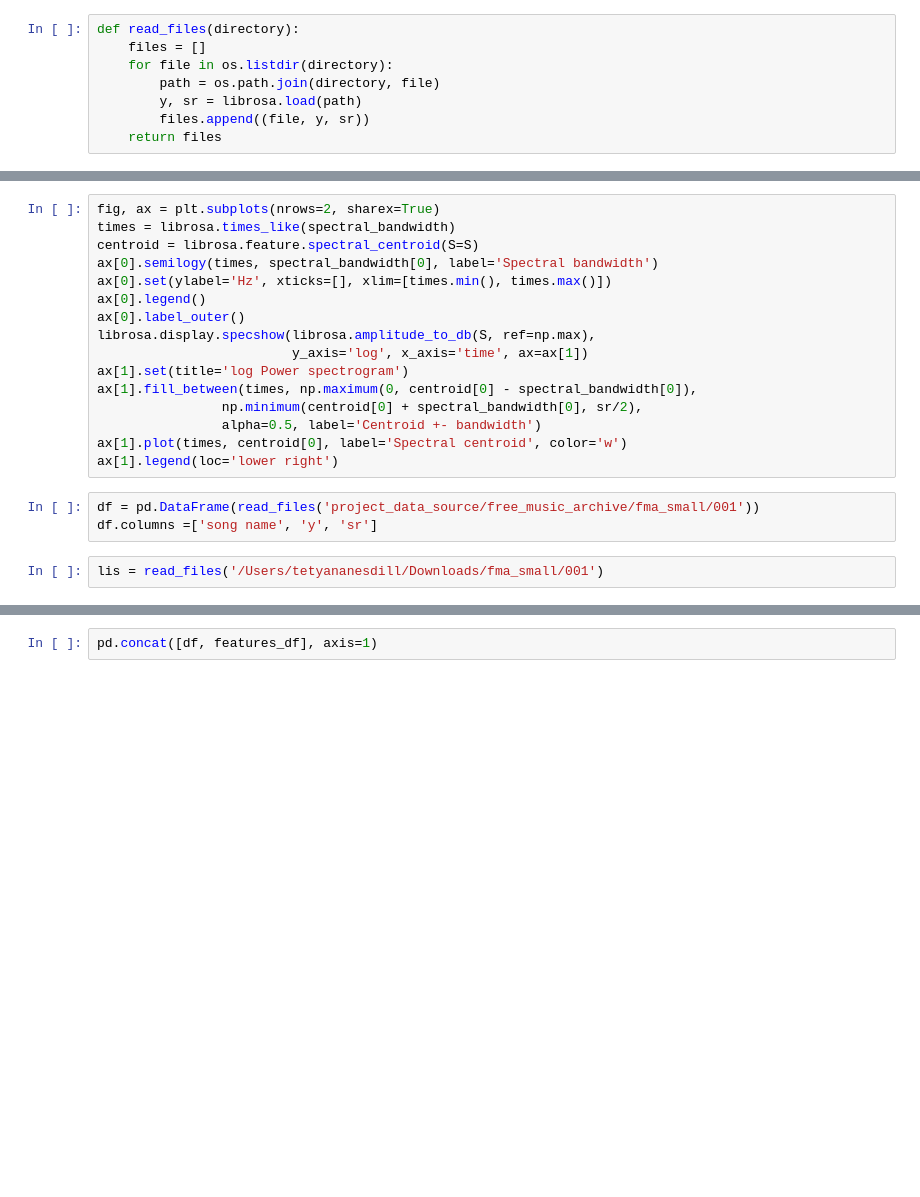
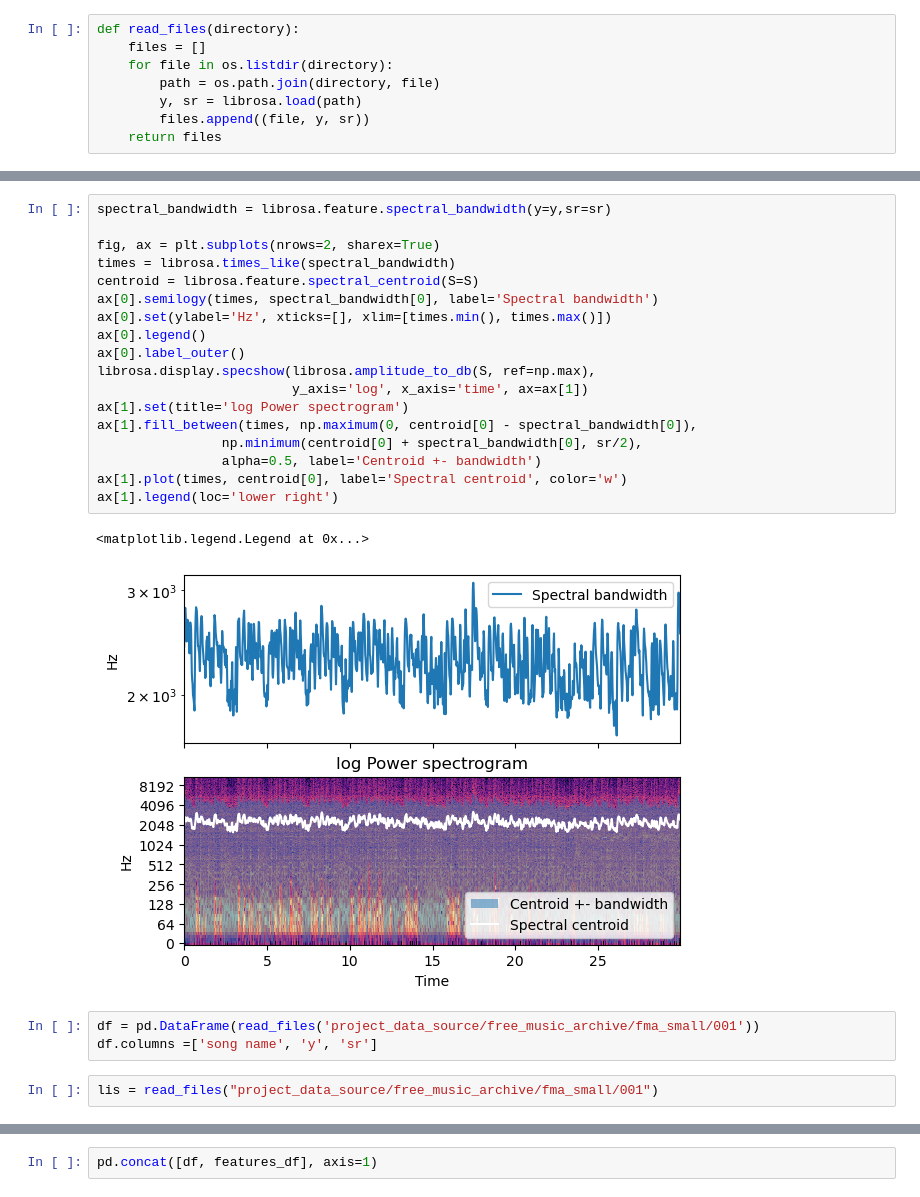
Before and after one commit to BMurp/music_modeling_capstone, a Jupyter notebook: feature_extraction.ipynb, the cells around one changed output, grey strips where cells are left out. Cells and saved outputs as stored; diff of their text form; blank space fills up the shorter version.

```diff
--- a/feature_extraction.ipynb
+++ b/feature_extraction.ipynb
@@ -57,24 +69,29 @@ ax.set(title='log Power spectrogram')
 # %%
+spectral_bandwidth = librosa.feature.spectral_bandwidth(y=y,sr=sr)
+
 fig, ax = plt.subplots(nrows=2, sharex=True)
 times = librosa.times_like(spectral_bandwidth)
 centroid = librosa.feature.spectral_centroid(S=S)
 ax[0].semilogy(times, spectral_bandwidth[0], label='Spectral bandwidth')
 ax[0].set(ylabel='Hz', xticks=[], xlim=[times.min(), times.max()])
 ax[0].legend()
 ax[0].label_outer()
 librosa.display.specshow(librosa.amplitude_to_db(S, ref=np.max),
                          y_axis='log', x_axis='time', ax=ax[1])
 ax[1].set(title='log Power spectrogram')
 ax[1].fill_between(times, np.maximum(0, centroid[0] - spectral_bandwidth[0]),
                 np.minimum(centroid[0] + spectral_bandwidth[0], sr/2),
                 alpha=0.5, label='Centroid +- bandwidth')
 ax[1].plot(times, centroid[0], label='Spectral centroid', color='w')
 ax[1].legend(loc='lower right')
+# %% [output]
+<matplotlib.legend.Legend at 0x...>
+[figure, added]
 # %%
 df = pd.DataFrame(read_files('project_data_source/free_music_archive/fma_small/001'))
 df.columns =['song name', 'y', 'sr']
 # %%
-lis = read_files('/Users/tetyananesdill/Downloads/fma_small/001')
+lis = read_files("project_data_source/free_music_archive/fma_small/001")
 # %%
 features = [calc_features(item[1], item[2]) for item in lis]
 features_df = pd.DataFrame(features)
```
Also changed, not shown: parts of 4 cells of this notebook.
